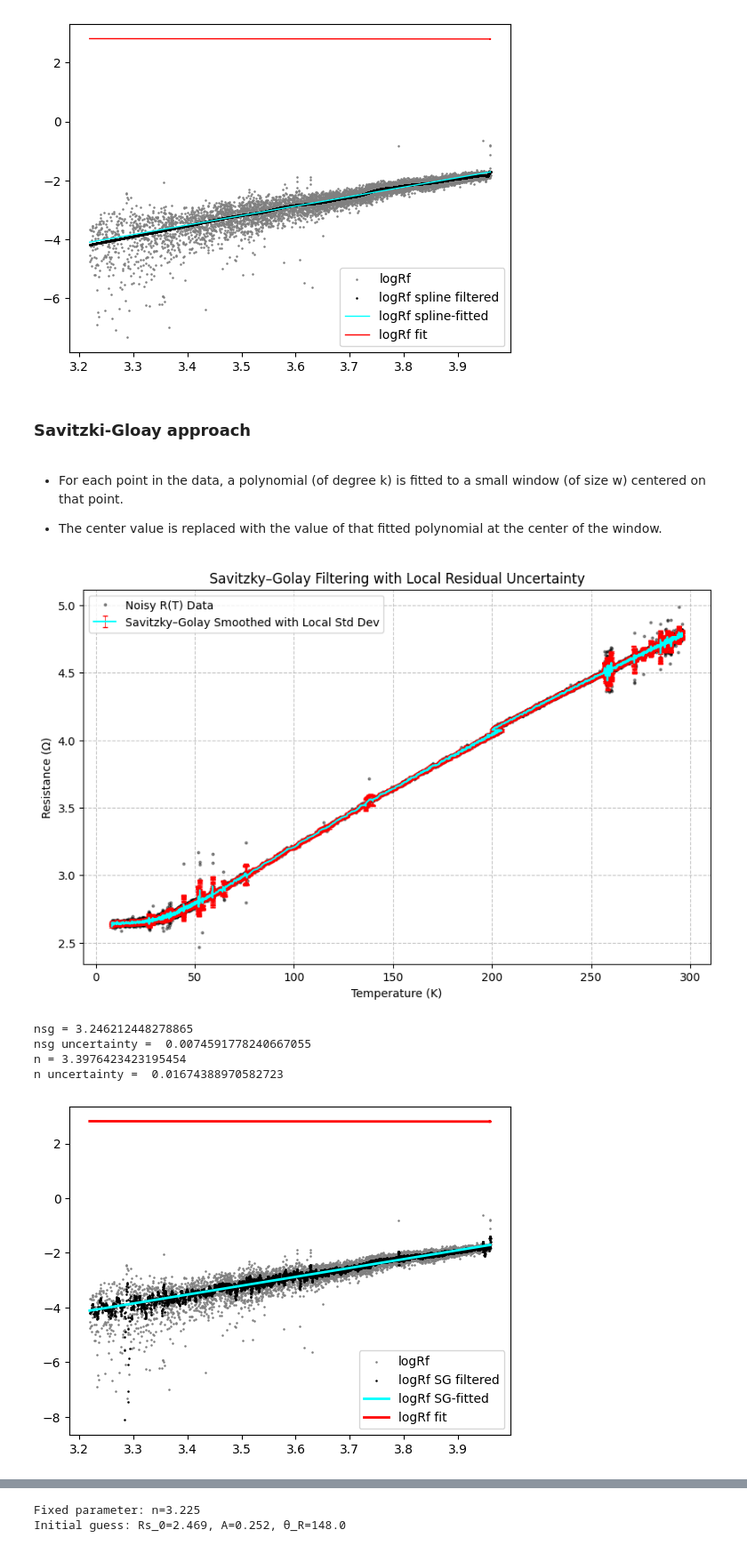
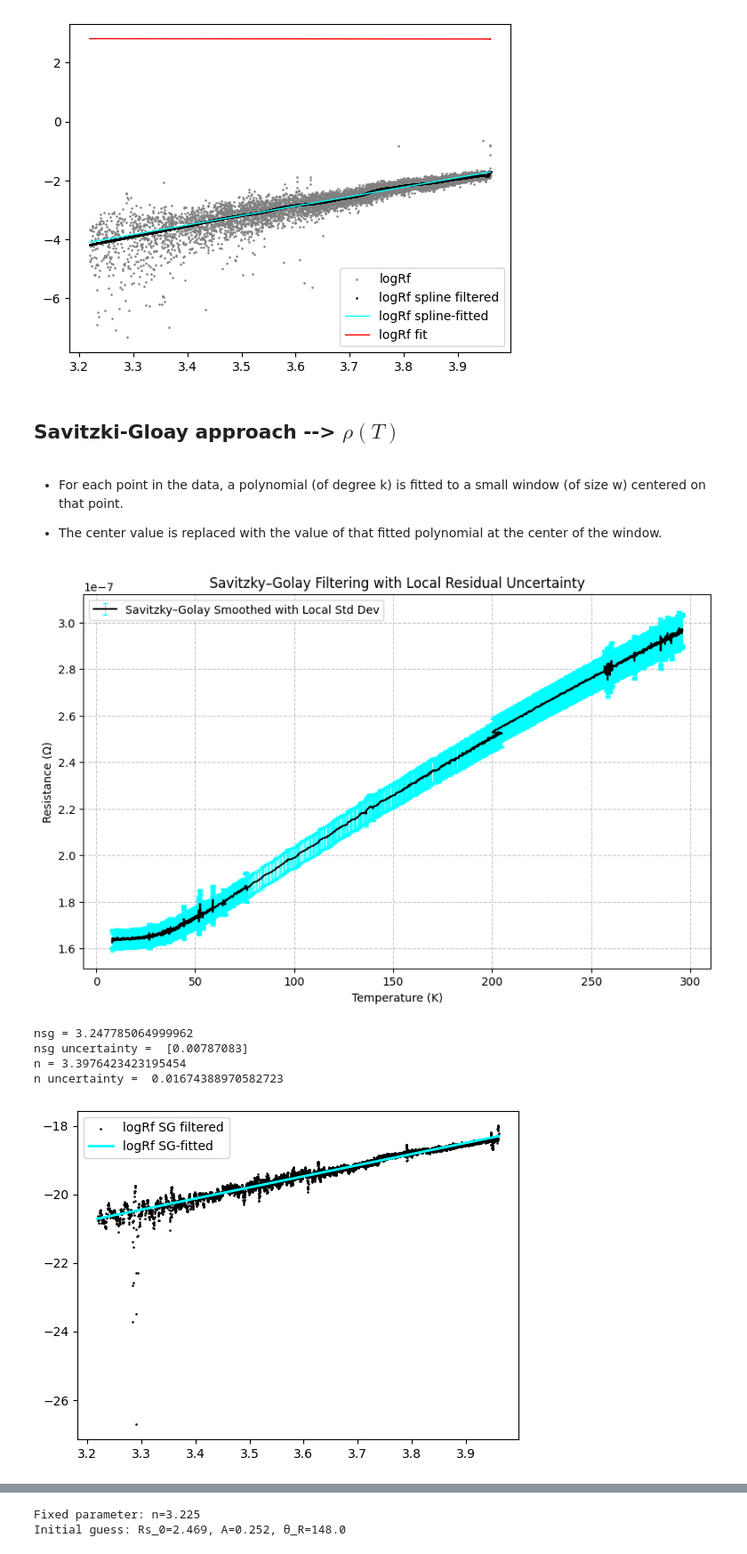
Before and after one commit to gamberoillecito/Nb-Characterization, a Jupyter notebook: R-vs-T/VdP_dataline.ipynb, the cells around one changed output, grey strips where cells are left out. Shown at 89% size. Cells and saved outputs as stored; diff of their text form; code cells hidden in the pictures.

```diff
--- a/R-vs-T/VdP_dataline.ipynb
+++ b/R-vs-T/VdP_dataline.ipynb
@@ -356,8 +359,8 @@ logT = []
 logRR0 = []
 T_comp = []
 Rs_comp = []
+t_l = 25
 t_u = 52.5
-t_l = 25
 i=0
 
 while (Tf[i]<t_u):
@@ -366,11 +369,11 @@ while (Tf[i]<t_u):
         T_comp.append(Tf[i])
         Rs_comp.append(Rs[i])
         # logT.append(np.log(Tf[i]))
-        # logRR0.append(np.log(np.abs(Rs[i] - Rho_0)))
+        # logRR0.append(np.log(np.abs(Rs[i] - Rs_0)))
 
-        if (Rs[i]-Rho_0)>0:
+        if (Rs[i]-Rs_0)>0:
             logT.append(np.log(Tf[i]))
-            logRR0.append(np.log(Rs[i]- Rho_0))
+            logRR0.append(np.log(Rs[i]- Rs_0))
     i+=1
 
 # Perform the fit
@@ -480,7 +484,7 @@ n = 3.3976423423195454
 n uncertainty =  0.01674388970582723
 [figure]
 # %% [markdown]
-### Savitzki-Gloay approach
+## Savitzki-Gloay approach --> $\rho(T)$
 # %% [markdown]
 - For each point in the data, a polynomial (of degree k) is fitted to a small window (of size w) centered on that point.
 
@@ -506,12 +510,18 @@ for i in range(len(Rs_smoothed)):
     local_residuals = residuals[start:end]
     sg_uncertainties[i] = np.std(local_residuals)
 
+# Total rho(T)
+rho_T = Rs_smoothed * thickness
+rho_T_uncertainties = np.sqrt((sg_uncertainties * thickness)**2 + (Rs_smoothed * thickness_error)**2)
+
 plt.figure(figsize=(10, 6)) # Make the figure a bit larger for clarity
 
-plt.plot(Tf, Rs, 'o', markersize=2, color='black', alpha=0.4, label='Noisy R(T) Data')
-plt.errorbar(Tf, Rs_smoothed, yerr=sg_uncertainties, fmt='-', color='cyan',
-             ecolor='red', elinewidth=0.5, capsize=2,
+#plt.plot(Tf, Rs, 'o', markersize=2, color='black', alpha=0.4, label='Noisy R(T) Data')
+plt.errorbar(Tf, rho_T, yerr=rho_T_uncertainties, fmt='-', color='black',
+             ecolor='cyan', elinewidth=0.5, capsize=2,
              label='Savitzky–Golay Smoothed with Local Std Dev')
+
+#plt.scatter(Tf, rho_T, s=2, color='black', alpha=0.4, label='Noisy ρ(T) Data')
 
 plt.legend()
 plt.title("Savitzky–Golay Filtering with Local Residual Uncertainty")
@@ -520,51 +530,49 @@ plt.ylabel("Resistance (Ω)")
 plt.grid(True, linestyle='--', alpha=0.7)
 plt.show()
 # %% [output]
-[figure, old version]
+[figure, new version]
 # %%
 # Filter the first portion of the curve
 logT_sg = []
-logRR0_sg = []
+log_rho_sg = []
 T_compsg = []
-Rs_compsg = []
+Rho_compsg = []
 
 i=0
 
 while (Tf[i]<t_u):
 
     if (Tf[i]>t_l):
         T_compsg.append(Tf[i])
-        Rs_compsg.append(Rs[i])
+        Rho_compsg.append(rho_T[i])
         # logT.append(np.log(Tf[i]))
-        # logRR0.append(np.log(np.abs(Rs[i] - Rho_0)))
+        # logRR0.append(np.log(np.abs(Rs[i] - rho_0ho_0)))
 
-        if (Rs_smoothed[i]-Rho_0)>0:
+        if (rho_T[i]-rho_0)>0:
             logT_sg.append(np.log(Tf[i]))
-            logRR0_sg.append(np.log(Rs_smoothed[i]- Rho_0))
+            log_rho_sg.append(np.log(rho_T[i]- rho_0))
     i+=1
 
-# Perform the fit
-coeff_logsg = np.polyfit(logT_sg, logRR0_sg, deg=1, cov = True)
+# Fit without uncertainties for good guess
+coeff_logsg = np.polyfit(logT_sg, log_rho_sg, deg=1, cov = True)
 params_sg, cov_sg = coeff_logsg
-
 params_sg = np.squeeze(params_sg)
-cov_sg = np.squeeze(cov_sg)
 n_sg = params_sg[0]
 print('nsg =', n_sg)
 print('nsg uncertainty = ', np.sqrt(cov_sg[0][0]))
 print('n =', n)
 print('n uncertainty = ', np.sqrt(cov[0][0]))
 
-plt.scatter(logT, logRR0, s = .7, color='gray', label="logRf")
-plt.scatter(logT_sg, logRR0_sg, s = .7, color='black', label="logRf SG filtered")
+#plt.scatter(logT, logRR0, s = .7, color='gray', label="logRf")
+plt.scatter(logT_sg, log_rho_sg, s = .7, color='black', label="logRf SG filtered")
 plt.plot(logT_sg, np.poly1d(params_sg)(logT_sg), linewidth = 2, color = 'cyan', label="logRf SG-fitted")
-plt.plot(logT, np.poly1d(params)(logT), linewidth = 2, color = 'red', label="logRf fit")
+#plt.plot(logT, np.poly1d(params)(logT), linewidth = 2, color = 'red', label="logRf fit")
 plt.legend()
 plt.show()
 # %% [output]
-nsg = 3.246212448278865
-nsg uncertainty =  0.0074591778240667055
+nsg = 3.247785064999962
+nsg uncertainty =  [0.00787083]
 n = 3.3976423423195454
 n uncertainty =  0.01674388970582723
-[figure, old version]
+[figure, new version]
 # %% [markdown]
```
Also changed, not shown: parts of 31 cells of this notebook.
